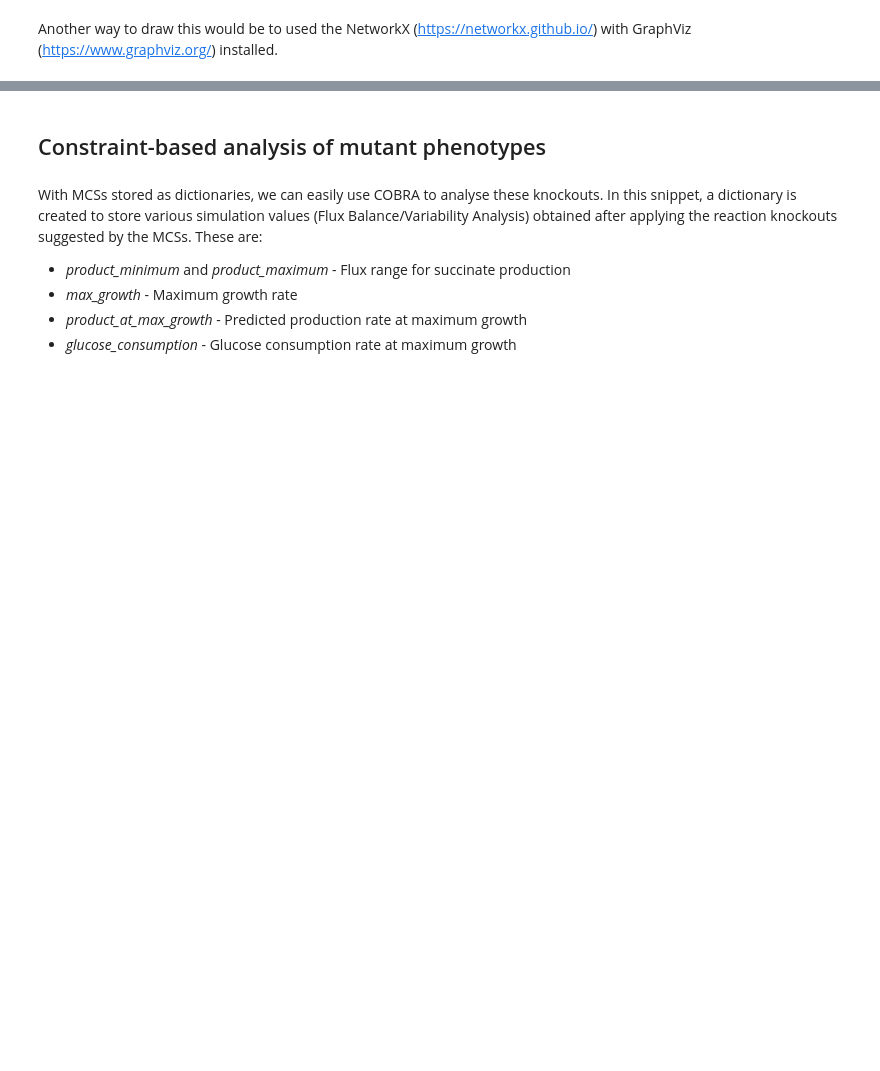
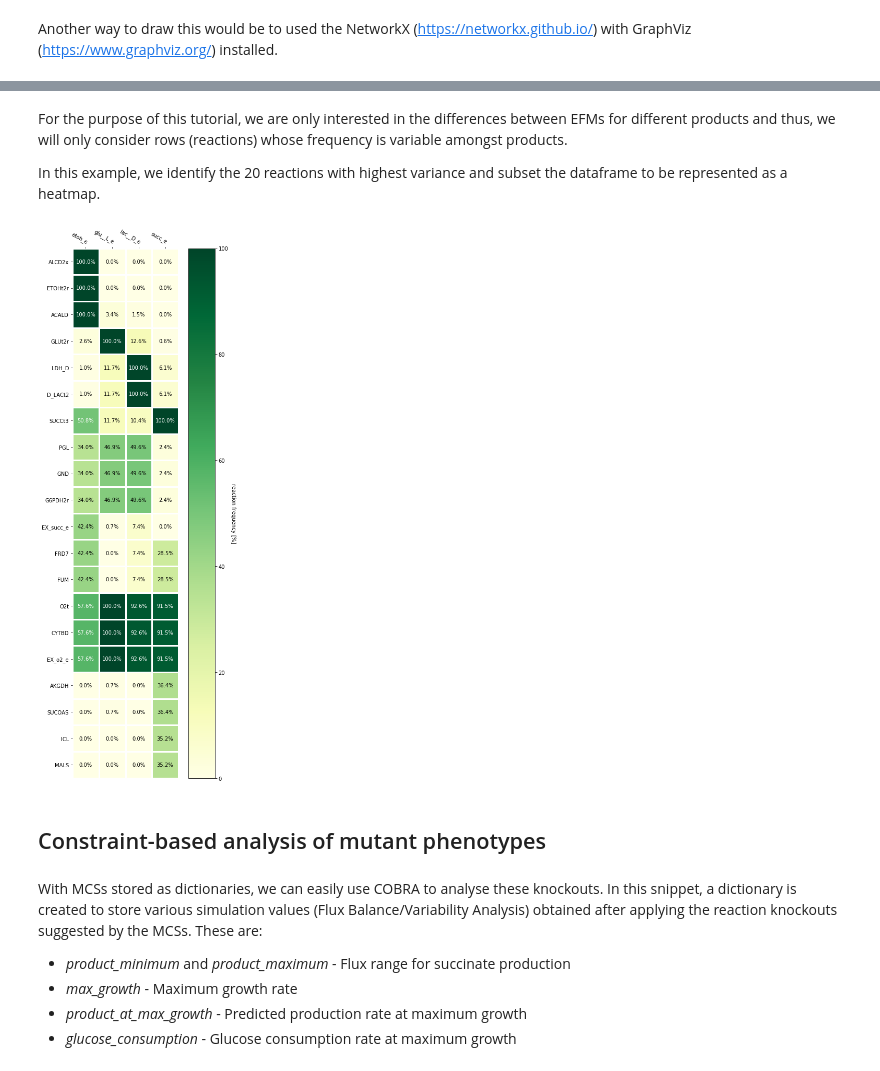
Before and after one commit to BioSystemsUM/cobamp, a Jupyter notebook: docs_gen/source/quickstart.ipynb, the cells around one changed output, grey strips where cells are left out. Saved outputs shown, nothing was run; the diff lists cells and outputs as text; code cells hidden in the pictures; blank space fills up the shorter version.

```diff
--- a/docs_gen/source/quickstart.ipynb
+++ b/docs_gen/source/quickstart.ipynb
@@ -409,0 +434,12 @@ NetworkX recognizes this as a tree? True
+# %%
+def get_efm_enumerator_for_product(model, product):
+    ksefm = KShortestEFMEnumeratorWrapper(
+        model=model,
+        non_consumed=[],
+        consumed=['glc__D_e'],
+        produced=['biomass_c', product],
+        algorithm_type=KShortestEFMEnumeratorWrapper.ALGORITHM_TYPE_POPULATE,
+        stop_criteria=100
+    )
+
+    return ksefm.get_enumerator()
@@ -409,0 +448,14 @@ NetworkX recognizes this as a tree? True
+# %%
+def get_production_efms(model, product):
+    enumerator = get_efm_enumerator_for_product(model, product)
+    efm_list = []
+    stopped = False
+
+    while len(efm_list) < 50 and not stopped:
+        try:
+            efm_list += next(enumerator)
+        except StopIteration as si:
+            stopped = True
+            print('Stopping criteria reached!')
+
+    return [set(efm.keys()) for efm in efm_list]
@@ -409,0 +464,4 @@ NetworkX recognizes this as a tree? True
+# %%
+products = ['succ_e','lac__D_e','gln__L_e','glu__L_e','etoh_e']
+
+production_efms = {product:get_production_efms(model_biomass, product) for product in products}
@@ -409,0 +488,7 @@ NetworkX recognizes this as a tree? True
+# %%
+efm_df = get_frequency_dataframe(production_efms) # obtain the dataframe
+efm_df = efm_df.loc[:,~ efm_df.isna().all()].fillna(0).astype(int) # remove entirely null columns (with no EFMs)
+
+# convert absolute to relative frequency in percentage values
+efm_df = efm_df * 100 / [len(production_efms[col]) for col in efm_df.columns]
+efm_df
@@ -410,3 +514,13 @@ NetworkX recognizes this as a tree? True
+# %% [markdown]
+For the purpose of this tutorial, we are only interested in the differences between EFMs for different products and thus, we will only consider rows (reactions) whose frequency is variable amongst products.
+
+In this example, we identify the 20 reactions with highest variance and subset the dataframe to be represented as a heatmap.
+# %%
+variance = efm_df.T.apply(lambda x: x.var())
+high_variance = variance.sort_values(ascending= False).iloc[:20]
+display_heatmap(efm_df.loc[high_variance.index,:])
+# %% [output]
+[figure, added]
 # %% [markdown]
 ## Constraint-based analysis of mutant phenotypes
 # %% [markdown]
```
Also changed, not shown: parts of 21 cells of this notebook.
